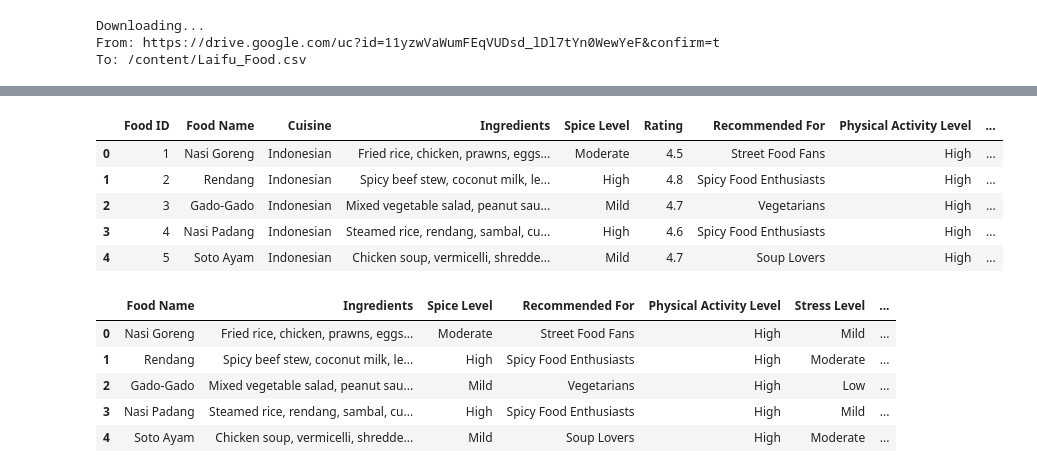
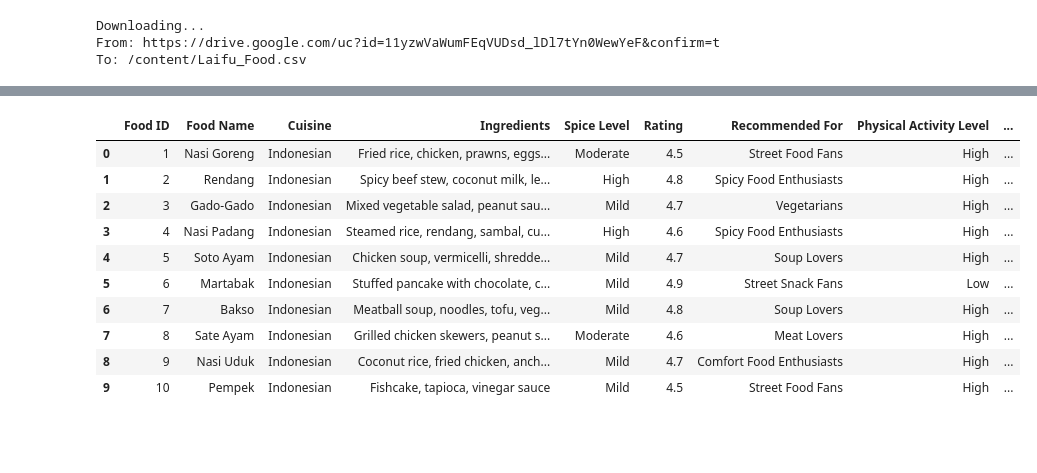
Before and after one commit to ZulfikarPra/Laifu-Bangkit, a Jupyter notebook: machine-learning/food-recommender/Laifu_Food.ipynb, the cells around one changed output, grey strips where cells are left out. Saved outputs shown, nothing was run; the diff lists cells and outputs as text; code cells hidden in the pictures; blank space fills up the shorter version.

```diff
--- a/machine-learning/food-recommender/Laifu_Food.ipynb
+++ b/machine-learning/food-recommender/Laifu_Food.ipynb
@@ -31,23 +33,16 @@ Data columns (total 12 columns):
 dtypes: float64(1), int64(1), object(10)
 memory usage: 25.2+ KB
 # %%
-df.head()
+df.head(10)
 # %% [output]
 |  | Food ID | Food Name | Cuisine | Ingredients | Spice Level | Rating | Recommended For | Physical Activity Level | ... |
 | 0 | 1 | Nasi Goreng | Indonesian | Fried rice, chicken, prawns, eggs... | Moderate | 4.5 | Street Food Fans | High | ... |
 | 1 | 2 | Rendang | Indonesian | Spicy beef stew, coconut milk, le... | High | 4.8 | Spicy Food Enthusiasts | High | ... |
 | 2 | 3 | Gado-Gado | Indonesian | Mixed vegetable salad, peanut sau... | Mild | 4.7 | Vegetarians | High | ... |
 | 3 | 4 | Nasi Padang | Indonesian | Steamed rice, rendang, sambal, cu... | High | 4.6 | Spicy Food Enthusiasts | High | ... |
 | 4 | 5 | Soto Ayam | Indonesian | Chicken soup, vermicelli, shredde... | Mild | 4.7 | Soup Lovers | High | ... |
+| 5 | 6 | Martabak | Indonesian | Stuffed pancake with chocolate, c... | Mild | 4.9 | Street Snack Fans | Low | ... |
+| 6 | 7 | Bakso | Indonesian | Meatball soup, noodles, tofu, veg... | Mild | 4.8 | Soup Lovers | High | ... |
+| 7 | 8 | Sate Ayam | Indonesian | Grilled chicken skewers, peanut s... | Moderate | 4.6 | Meat Lovers | High | ... |
+| 8 | 9 | Nasi Uduk | Indonesian | Coconut rice, fried chicken, anch... | Mild | 4.7 | Comfort Food Enthusiasts | High | ... |
+| 9 | 10 | Pempek | Indonesian | Fishcake, tapioca, vinegar sauce | Mild | 4.5 | Street Food Fans | High | ... |
-# %%
-#Drop Food ID, Rating, Cuisine Column and Empty Column
-df.drop(columns=['Food ID','Rating','Cuisine'], inplace=True)
-df.dropna(inplace=True)
-df.head()
-# %% [output]
-|  | Food Name | Ingredients | Spice Level | Recommended For | Physical Activity Level | Stress Level | ... |
-| 0 | Nasi Goreng | Fried rice, chicken, prawns, eggs... | Moderate | Street Food Fans | High | Mild | ... |
-| 1 | Rendang | Spicy beef stew, coconut milk, le... | High | Spicy Food Enthusiasts | High | Moderate | ... |
-| 2 | Gado-Gado | Mixed vegetable salad, peanut sau... | Mild | Vegetarians | High | Low | ... |
-| 3 | Nasi Padang | Steamed rice, rendang, sambal, cu... | High | Spicy Food Enthusiasts | High | Mild | ... |
-| 4 | Soto Ayam | Chicken soup, vermicelli, shredde... | Mild | Soup Lovers | High | Moderate | ... |
```
Also changed, not shown: parts of 24 cells of this notebook, 3 other files.
